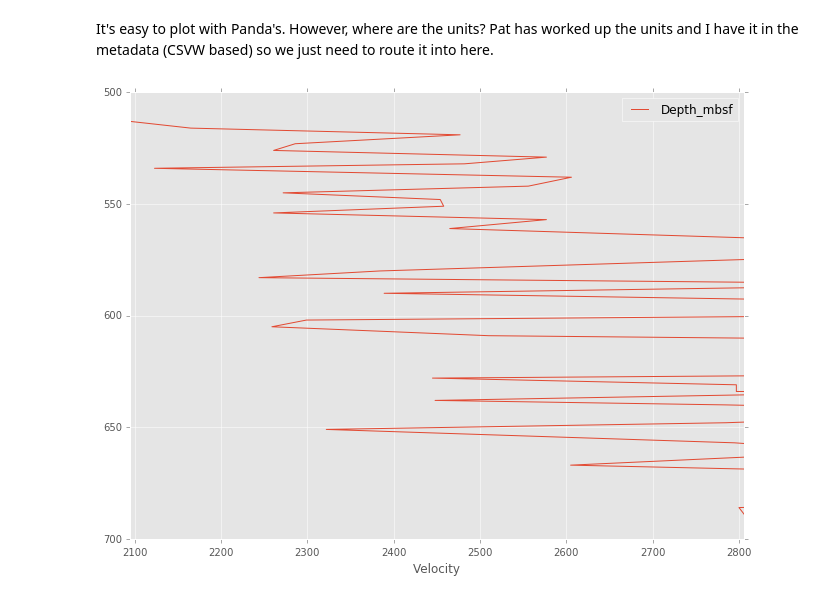
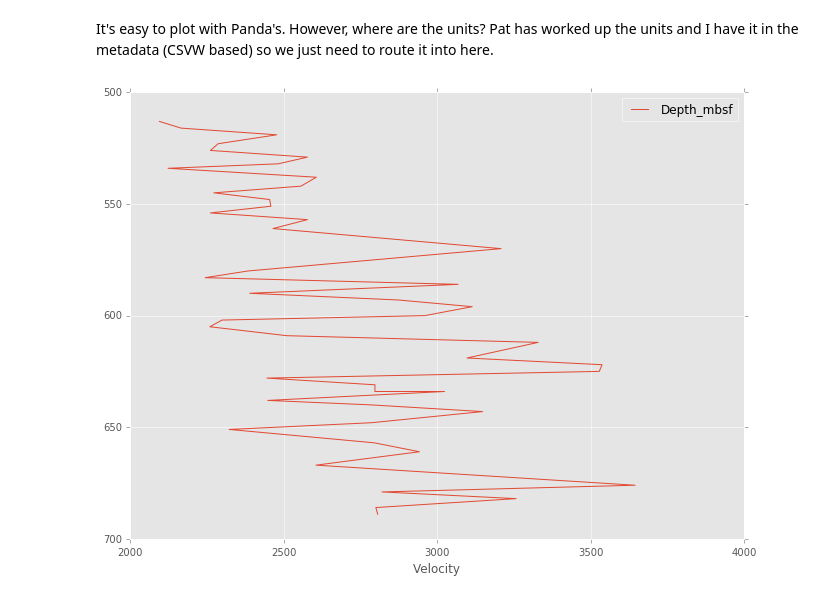
Before and after one commit to OpenCoreData/OpenCoreNotebooks, a Jupyter notebook: OCDServiceNotebook_1.ipynb, the cells around one changed output. Drawn from its saved outputs; the diff is of its cells as text; code cells hidden in the pictures.

Commit message:
Fixed plot range

```diff
--- a/OCDServiceNotebook_1.ipynb
+++ b/OCDServiceNotebook_1.ipynb
@@ -91,6 +91,6 @@ It's easy to plot with Panda's.  However, where are the units?  Pat has worked u
 # %%
 # Plot Velocity vs depth (pehaps do as type="scatter" too)
 matplotlib.rcParams['figure.figsize'] = 11,8
-df.plot(y='Depth_mbsf', x='Velocity').invert_yaxis()
+df.plot(x='Velocity',y='Depth_mbsf', xlim=[2000,4000]).invert_yaxis()
 # %% [output]
-[figure, old version]
+[figure, new version]
```
